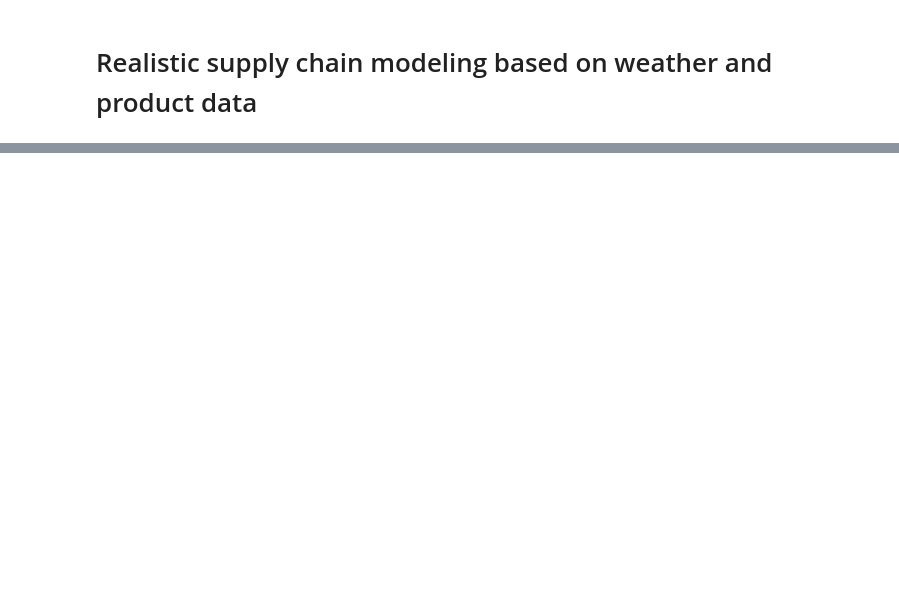
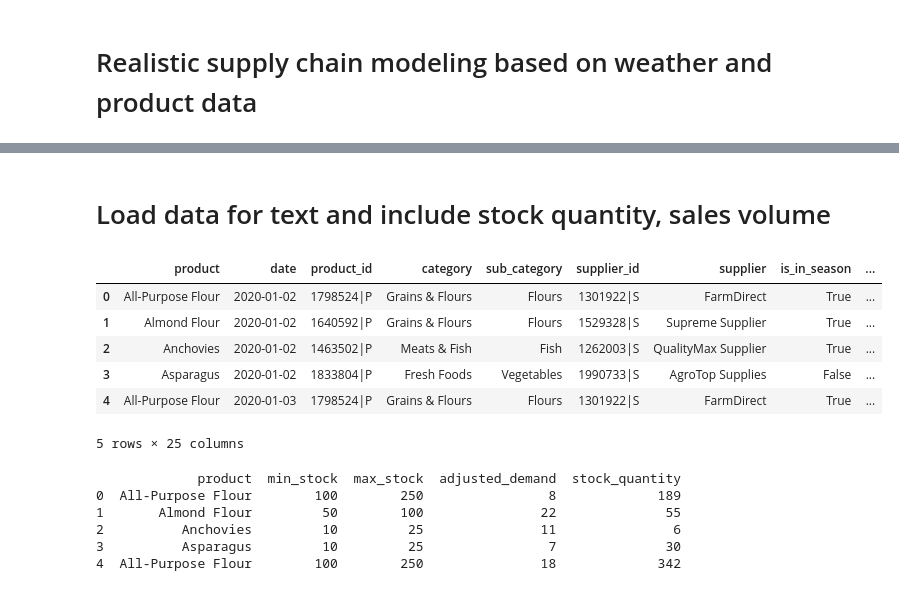
Before and after one commit to rbalbinotti/smart-supply-chain-ai, a Jupyter notebook: notebooks/synthetic_grocery.ipynb, the cells around one changed output, grey strips where cells are left out. Cells and saved outputs as stored; diff of their text form; code cells hidden in the pictures; blank space fills up the shorter version.

Commit message:
feat:finish creation data grocery inventory

```diff
--- a/notebooks/synthetic_grocery.ipynb
+++ b/notebooks/synthetic_grocery.ipynb
@@ -281,3 +404,32 @@ deliveries
 # Save Data
 deliveries.to_csv(raw_data_path + 'grocery_data.csv', index=False)
 stats.to_csv(raw_data_path + 'grocery_stats.csv', index=False)
+# %% [markdown]
+# Load data for text and include stock quantity, sales volume
+# %%
+# Load grocery dataset into a pandas DataFrame
+df = pd.read_csv(raw_data_path + 'grocery_data.csv')
+# %%
+# Shows the first 5 rows
+df.head()
+# %% [output]
+|  | product | date | product_id | category | sub_category | supplier_id | supplier | is_in_season | ... |
+| 0 | All-Purpose Flour | 2020-01-02 | 1798524|P | Grains & Flours | Flours | 1301922|S | FarmDirect | True | ... |
+| 1 | Almond Flour | 2020-01-02 | 1640592|P | Grains & Flours | Flours | 1529328|S | Supreme Supplier | True | ... |
+| 2 | Anchovies | 2020-01-02 | 1463502|P | Meats & Fish | Fish | 1262003|S | QualityMax Supplier | True | ... |
+| 3 | Asparagus | 2020-01-02 | 1833804|P | Fresh Foods | Vegetables | 1990733|S | AgroTop Supplies | False | ... |
+| 4 | All-Purpose Flour | 2020-01-03 | 1798524|P | Grains & Flours | Flours | 1301922|S | FarmDirect | True | ... |
+5 rows × 25 columns
+# %%
+# Apply the function to generate the new 'stock_quantity' column
+df['stock_quantity'] = df.apply(create_data_functions.simulate_stock_quantity, axis=1)
+
+# Display the first few rows with relevant columns
+print(df[['product', 'min_stock', 'max_stock', 'adjusted_demand', 'stock_quantity']].head())
+# %% [output]
+             product  min_stock  max_stock  adjusted_demand  stock_quantity
+0  All-Purpose Flour        100        250                8             189
+1       Almond Flour         50        100               22              55
+2          Anchovies         10         25               11               6
+3          Asparagus         10         25                7              30
+4  All-Purpose Flour        100        250               18             342
```
Also changed, not shown: parts of 16 cells of this notebook, 3 other files.
